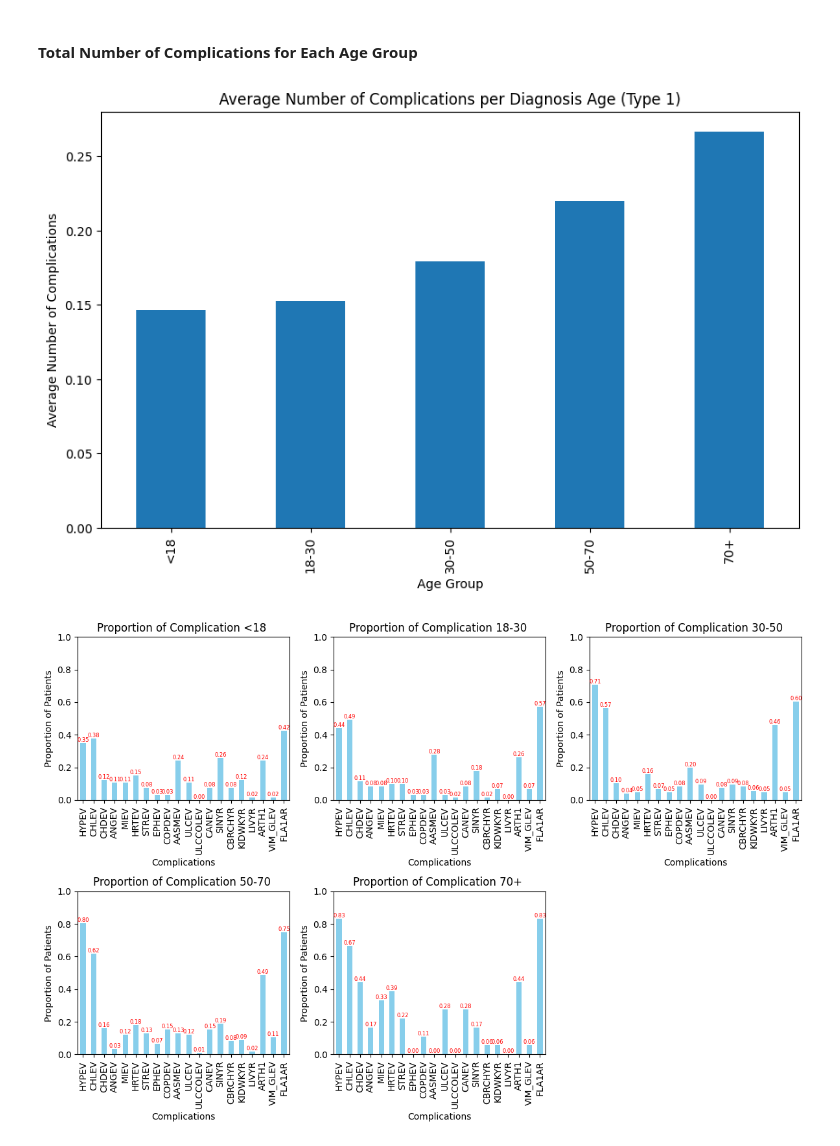
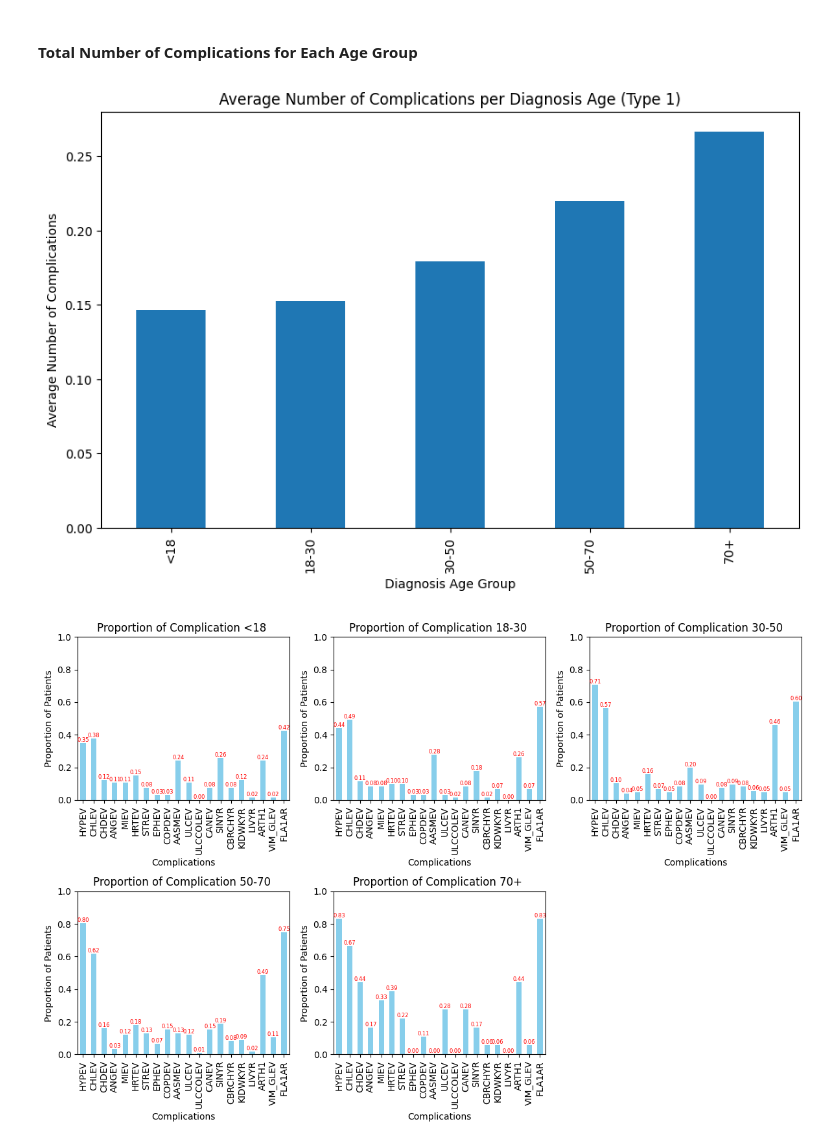
Before and after one commit to MingshuL/ORIE-5160-Midterm-Project, a Jupyter notebook: dslc_documentation/Attempt 1/02_eda.ipynb, the cells around one changed output. Drawn from its saved outputs; the diff is of its cells as text; code cells hidden in the pictures.

```diff
--- a/dslc_documentation/Attempt 1/02_eda.ipynb
+++ b/dslc_documentation/Attempt 1/02_eda.ipynb
@@ -119,19 +119,19 @@ plt.show()
 # %%
 # Step 1: Calculate the average number of complications per patient for each age group
 average_complications = type1_df2.groupby('Age_Group')[complications].mean().mean(axis=1)
 
 # Step 2: Plot the average number of complications as a bar chart
 average_complications.plot(kind='bar', figsize=(10, 6))
 
 # Add labels and title
 plt.title('Average Number of Complications per Diagnosis Age (Type 1)')
 plt.ylabel('Average Number of Complications')
-plt.xlabel('Age Group')
+plt.xlabel('Diagnosis Age Group')
 
 # Show the plot
 plt.show()
 # %% [output]
-[figure, old version]
+[figure, new version]
 # %%
 # Step 1: Calculate the proportion of patients with complications for each age group
 complication_proportion = type1_df2.groupby('Age_Group')[complications].apply(lambda x: (x > 0).mean())
```
Also changed, not shown: 2 other files.
